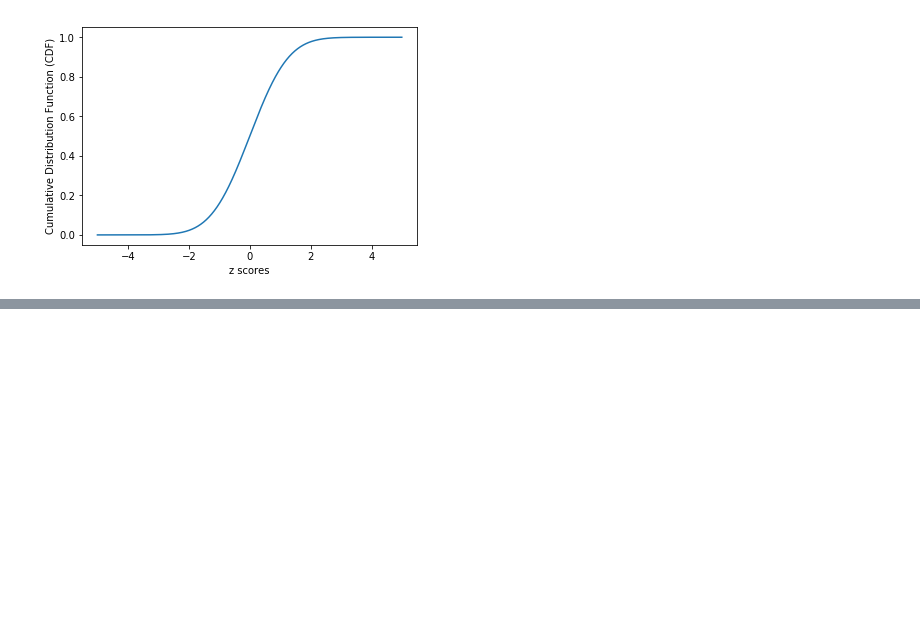
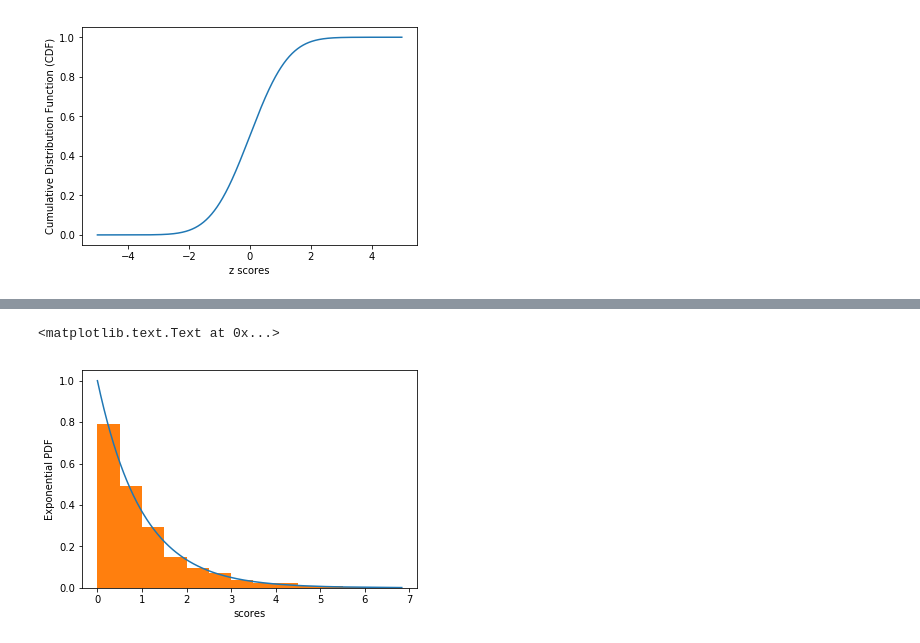
Before and after one commit to rasbt/data-science-tutorial, a Jupyter notebook: code/pdf_1.ipynb, the cells around one changed output, grey strips where cells are left out. Cells and saved outputs as stored; diff of their text form; code cells hidden in the pictures; blank space fills up the shorter version.

```diff
--- a/code/pdf_1.ipynb
+++ b/code/pdf_1.ipynb
@@ -124,0 +189,13 @@ plt.show()
+# %%
+rng = np.random.RandomState(123)
+x_sample = rng.exponential(scale=1.0, size=1000)
+x_sample = np.sort(x_sample)
+y_sample = stats.expon.pdf(x_sample)
+
+plt.plot(x_sample, y_sample)
+plt.hist(x_sample, normed=True, bins=np.arange(0, 7, 0.5))
+plt.xlabel('scores')
+plt.ylabel('Exponential PDF')
+# %% [output]
+<matplotlib.text.Text at 0x...>
+[figure, added]
```
Also changed, not shown: parts of 20 cells of this notebook.
